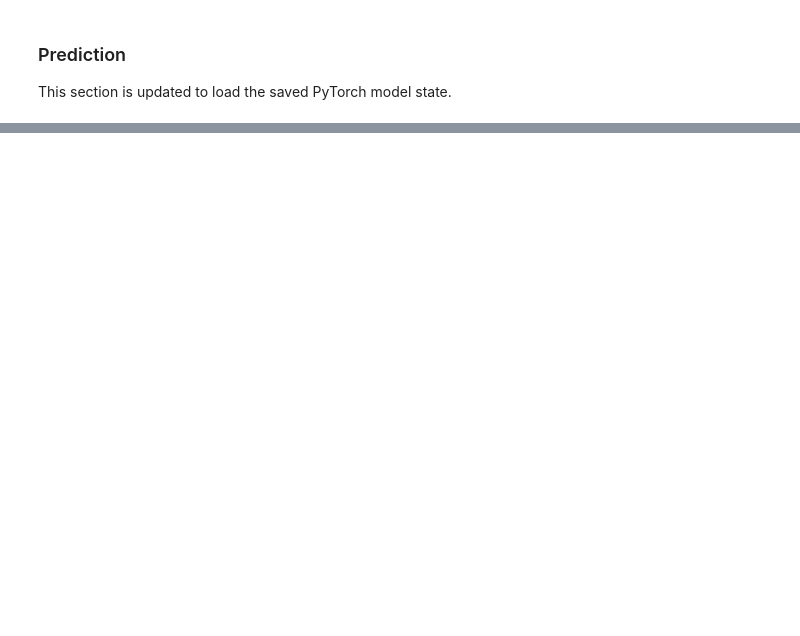
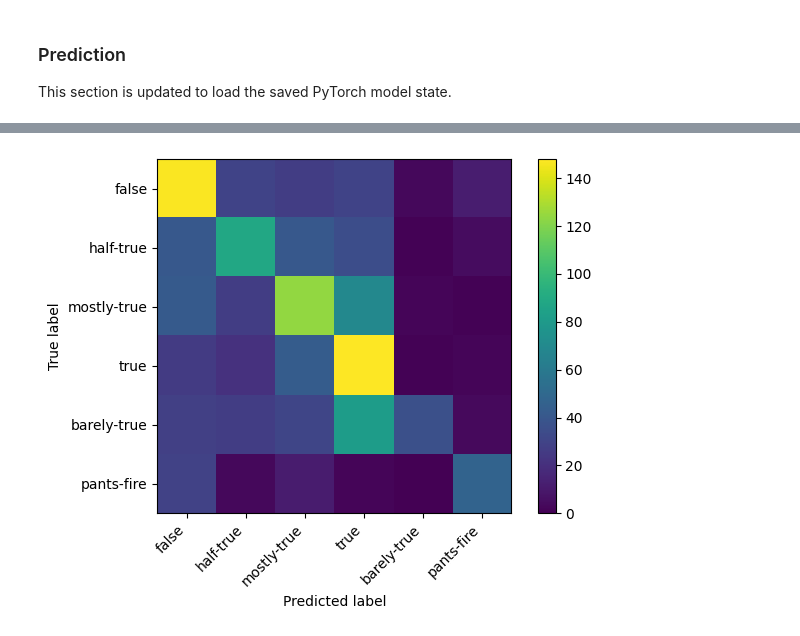
Before and after one commit to chriss-mo/ai4good, a Jupyter notebook: notebooks/cmo_mxnet.ipynb, the cells around one changed output, grey strips where cells are left out. Saved outputs shown, nothing was run; the diff lists cells and outputs as text; code cells hidden in the pictures; blank space fills up the shorter version.

```diff
--- a/notebooks/cmo_mxnet.ipynb
+++ b/notebooks/cmo_mxnet.ipynb
@@ -105,6 +105,7 @@ def load_tsv_data(filepath):
                         #    usecols=range(1, 14),
                            on_bad_lines='skip',
                            encoding='utf-8')
+        data.dropna(subset=[2], inplace=True)
         # Convert to list of lists to match gluonnlp.data.TSVDataset output
         return data.values.tolist()
     except Exception as e:
@@ -157,7 +158,8 @@ def analyze_dataset(raw_data):
         except Exception as e:
             print(f"Error processing row: {ele} | Error: {e}")
 
-    label_map = {ele: i for i, ele in enumerate(label_cnt.keys())}
+    canonical = ["false","barely-true","half-true","mostly-true","true","pants-fire"]
+    label_map = {lab:i for i,lab in enumerate(canonical)}
     print("label map:",label_map)
 
     #!consider tuning the min_freq param
@@ -187,7 +189,7 @@ def feature_extraction_transform(data):
         print(f"Error in feature_extraction_transform: {e}, data: {data}")
         return None # Return None to filter out this bad data
 
-    topic_one_encoding = np.zeros(shape=(len(topic_vocab,)), dtype=np.float32)
+    topic_one_encoding = np.zeros(shape=(len(topic_vocab)), dtype=np.float32)
     topic_ids = [topic_vocab[t.strip()] for t in topics.lower().split(',')]
     topic_one_encoding[topic_ids] = 1
     if len(topic_ids) > 0 and topic_one_encoding.sum() > 0:
@@ -676,6 +932,17 @@ Best Epoch: 10 | Val Acc: 46.27% | Test Acc: 43.25%
 # %% [markdown]
 ### Prediction
 This section is updated to load the saved PyTorch model state.
+# %%
+label_map = {
+    'false': 0,
+    'half-true': 1,
+    'mostly-true': 2,
+    'true': 3,
+    'barely-true': 4,
+    'pants-fire': 5
+}
+
+tick_labels = [k for k, v in sorted(label_map.items(), key=lambda x: x[1])]
 # %%
 #<><><><><><><><><><><><><><><><><><><><><><><><><><><><><><><><><>
 #??? Provide a document to predict level of fakeness
@@ -708,0 +1054,26 @@ Test acc = 0.4325177584846093
+# %%
+import matplotlib.pyplot as plt
+
+label_map = {
+    'false': 0,
+    'half-true': 1,
+    'mostly-true': 2,
+    'true': 3,
+    'barely-true': 4,
+    'pants-fire': 5
+}
+
+tick_labels = [k for k, v in sorted(label_map.items(), key=lambda x: x[1])]
+
+plt.imshow(test_cm)
+plt.colorbar()
+
+plt.xticks(ticks=range(len(tick_labels)), labels=tick_labels, rotation=45, ha="right")
+plt.yticks(ticks=range(len(tick_labels)), labels=tick_labels)
+
+plt.xlabel("Predicted label")
+plt.ylabel("True label")
+plt.tight_layout()
+plt.show()
+# %% [output]
+[figure, added]
```
Also changed, not shown: parts of 9 cells of this notebook.
